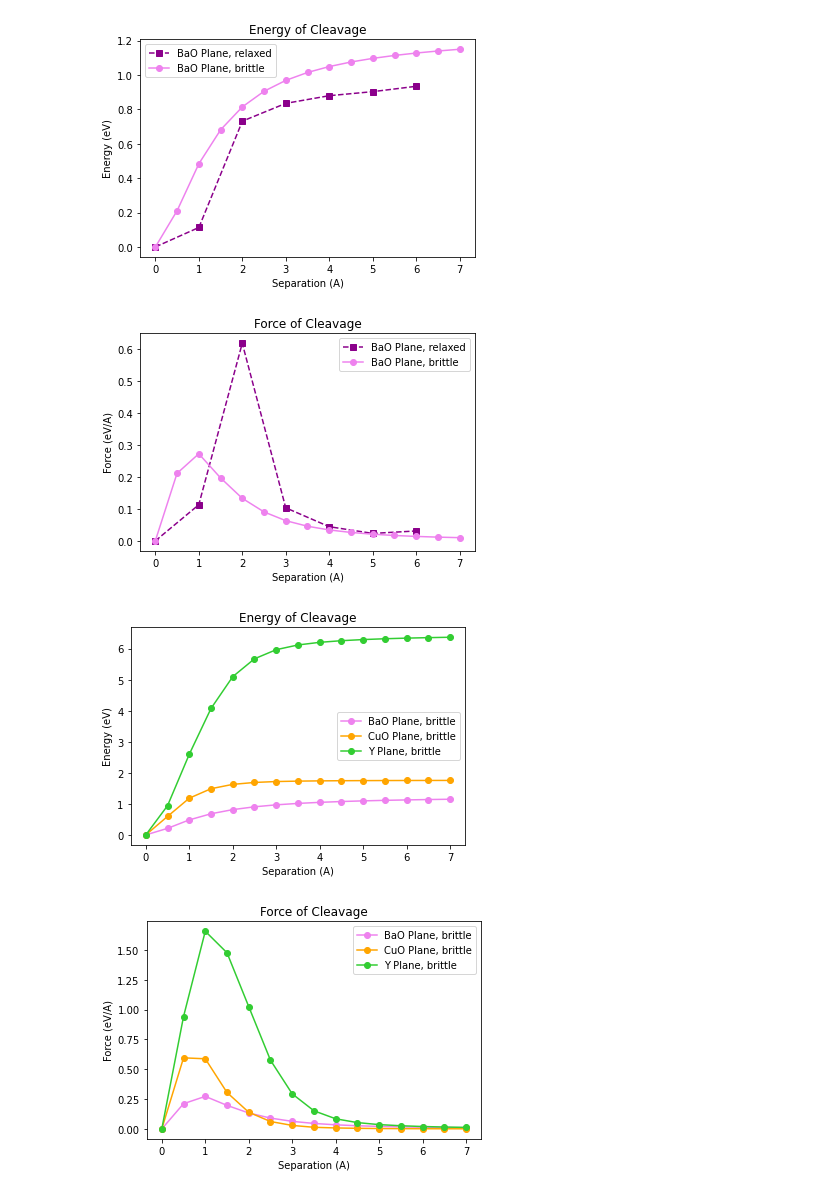
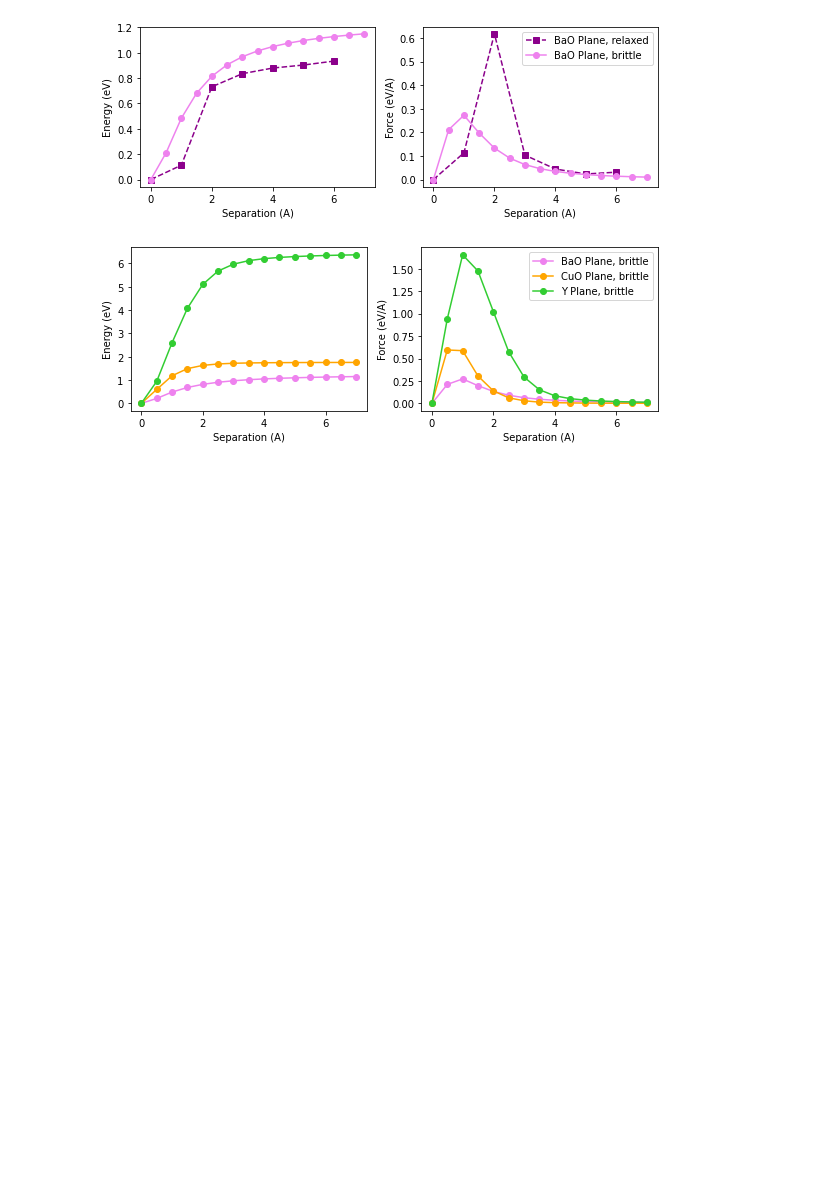
Before and after one commit to llittle/AP275, a Jupyter notebook: Results.ipynb, the cells around one changed output. Cells and saved outputs as stored; diff of their text form; code cells hidden in the pictures; blank space fills up the shorter version.

```diff
--- a/Results.ipynb
+++ b/Results.ipynb
@@ -44,42 +44,33 @@ Y_eng_scf_Ry = np.array([-1868.8506029235,-1868.78138813,
 Y_eng_scf = (Y_eng_scf_Ry - -1868.8506029235)*13.6
 Y_force_scf = np.insert(np.diff(Y_eng_scf),0,0)
 # %%
-plt.plot(BaO_sep_relax, BaO_eng_relax, 's--',label = 'BaO Plane, relaxed', color = 'darkmagenta')
-plt.plot(sep_scf, BaO_eng_scf, '-o',label = 'BaO Plane, brittle', color = 'violet')
-plt.xlabel('Separation (A)')
-plt.ylabel('Energy (eV)')
-plt.title('Energy of Cleavage')
-plt.legend()
-plt.savefig('BaO_Eng.png')
-plt.show()
-plt.plot(BaO_sep_relax, BaO_force_relax, 's--',label = 'BaO Plane, relaxed', color = 'darkmagenta')
-plt.plot(sep_scf, BaO_force_scf, 'o-',label = 'BaO Plane, brittle', color = 'violet')
-plt.xlabel('Separation (A)')
-plt.ylabel('Force (eV/A)')
-plt.title('Force of Cleavage')
-plt.legend()
-plt.savefig('BaO_force.png')
-plt.show()
+f, ax = plt.subplots(1,2,sharex=True, figsize = [8,3])
+ax[0].plot(BaO_sep_relax, BaO_eng_relax, 's--',label = 'BaO Plane, relaxed', color = 'darkmagenta')
+ax[0].plot(sep_scf, BaO_eng_scf, '-o',label = 'BaO Plane, brittle', color = 'violet')
+ax[0].set_xlabel('Separation (A)')
+ax[0].set_ylabel('Energy (eV)')
+ax[1].plot(BaO_sep_relax, BaO_force_relax, 's--',label = 'BaO Plane, relaxed', color = 'darkmagenta')
+ax[1].plot(sep_scf, BaO_force_scf, 'o-',label = 'BaO Plane, brittle', color = 'violet')
+ax[1].set_ylabel('Force (eV/A)')
+ax[1].set_xlabel('Separation (A)')
+ax[1].legend()
+f.tight_layout()
+f.savefig('brittlevrelax.png')
 
-plt.plot(sep_scf, BaO_eng_scf, '-o',label = 'BaO Plane, brittle', color = 'violet')
-plt.plot(sep_scf, CuO_eng_scf, '-o',label = 'CuO Plane, brittle', color = 'orange')
-plt.plot(sep_scf, Y_eng_scf, '-o',label = 'Y Plane, brittle', color = 'limegreen')
-plt.xlabel('Separation (A)')
-plt.ylabel('Energy (eV)')
-plt.title('Energy of Cleavage')
-plt.legend()
-plt.savefig('All_Eng.png')
-plt.show()
-plt.plot(sep_scf, BaO_force_scf, 'o-',label = 'BaO Plane, brittle', color = 'violet')
-plt.plot(sep_scf, CuO_force_scf, 'o-',label = 'CuO Plane, brittle', color = 'orange')
-plt.plot(sep_scf, Y_force_scf, 'o-',label = 'Y Plane, brittle', color = 'limegreen')
-plt.xlabel('Separation (A)')
-plt.ylabel('Force (eV/A)')
-plt.title('Force of Cleavage')
-plt.legend()
-plt.savefig('All_force.png')
+f2,ax2 = plt.subplots(1,2,sharex=True, figsize = [8,3])
+ax2[0].plot(sep_scf, BaO_eng_scf, '-o',label = 'BaO Plane, brittle', color = 'violet')
+ax2[0].plot(sep_scf, CuO_eng_scf, '-o',label = 'CuO Plane, brittle', color = 'orange')
+ax2[0].plot(sep_scf, Y_eng_scf, '-o',label = 'Y Plane, brittle', color = 'limegreen')
+ax2[0].set_ylabel('Energy (eV)')
+ax2[0].set_xlabel('Separation (A)')
+ax2[1].plot(sep_scf, BaO_force_scf, 'o-',label = 'BaO Plane, brittle', color = 'violet')
+ax2[1].plot(sep_scf, CuO_force_scf, 'o-',label = 'CuO Plane, brittle', color = 'orange')
+ax2[1].plot(sep_scf, Y_force_scf, 'o-',label = 'Y Plane, brittle', color = 'limegreen')
+ax2[1].set_xlabel('Separation (A)')
+ax2[1].set_ylabel('Force (eV/A)')
+ax2[1].legend()
+f2.tight_layout()
+f2.savefig('All_force.png')
 # %% [output]
-[figure, old version]
+[figure, new version]
-[figure, old version]
+[figure, new version]
-[figure, removed]
-[figure, removed]
```
Also changed, not shown: 3 other files.
